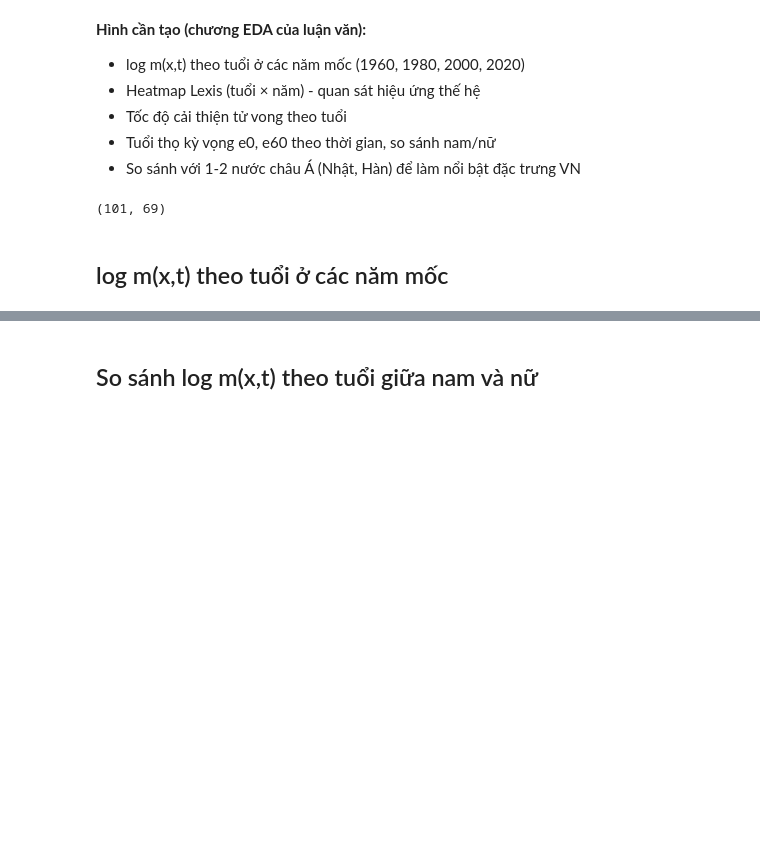
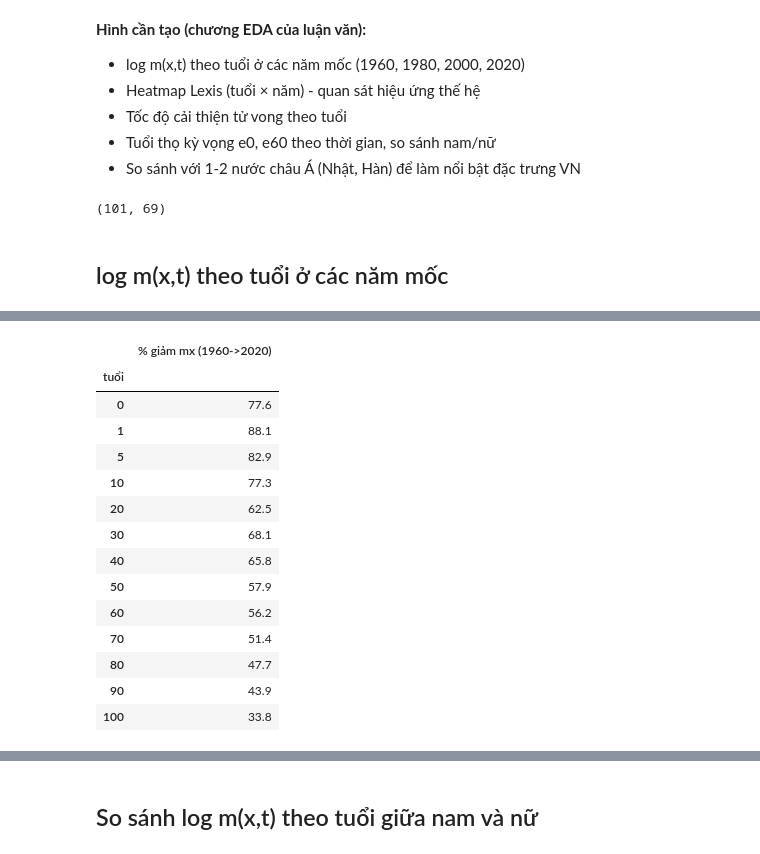
Before and after one commit to huunt2610/mortality_model, a Jupyter notebook: notebooks/02_eda_vietnam_mortality.ipynb, the cells around one changed output, grey strips where cells are left out. Drawn from its saved outputs; the diff is of its cells as text; code cells hidden in the pictures; blank space fills up the shorter version.

```diff
--- a/notebooks/02_eda_vietnam_mortality.ipynb
+++ b/notebooks/02_eda_vietnam_mortality.ipynb
@@ -49,0 +105,21 @@ plot_log_mx_by_age(mx_total, years=[1960, 1980, 2000, 2020], name='log_mx_total_
+# %%
+pct_reduction = ((1 - mx_total.loc[ages_detail, 2020] / mx_total.loc[ages_detail, 1960]) * 100).round(1)
+pct_reduction = pct_reduction.rename("% giảm mx (1960->2020)").to_frame()
+pct_reduction.index.name = "tuổi"
+pct_reduction
+# %% [output]
+|  | % giảm mx (1960->2020) |
+| tuổi |  |
+| 0 | 77.6 |
+| 1 | 88.1 |
+| 5 | 82.9 |
+| 10 | 77.3 |
+| 20 | 62.5 |
+| 30 | 68.1 |
+| 40 | 65.8 |
+| 50 | 57.9 |
+| 60 | 56.2 |
+| 70 | 51.4 |
+| 80 | 47.7 |
+| 90 | 43.9 |
+| 100 | 33.8 |
```
Also changed, not shown: parts of 8 cells of this notebook, 7 other files.
